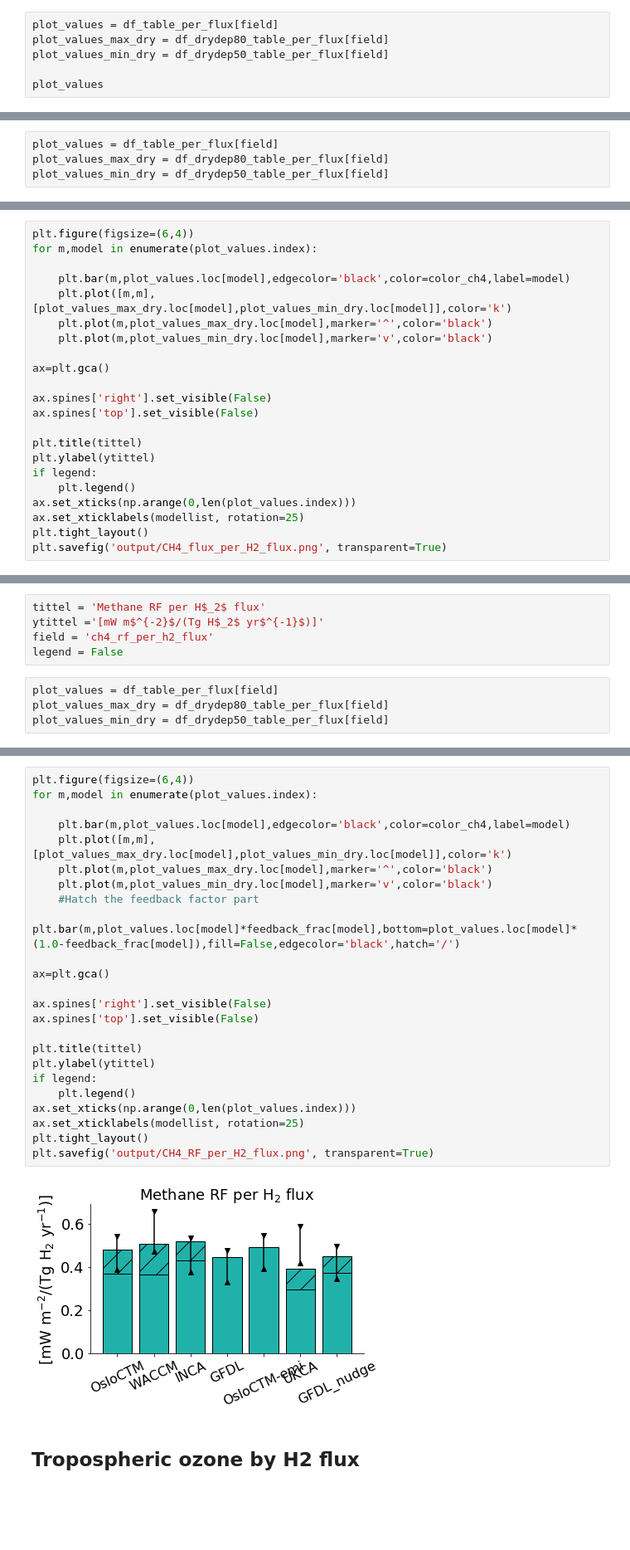
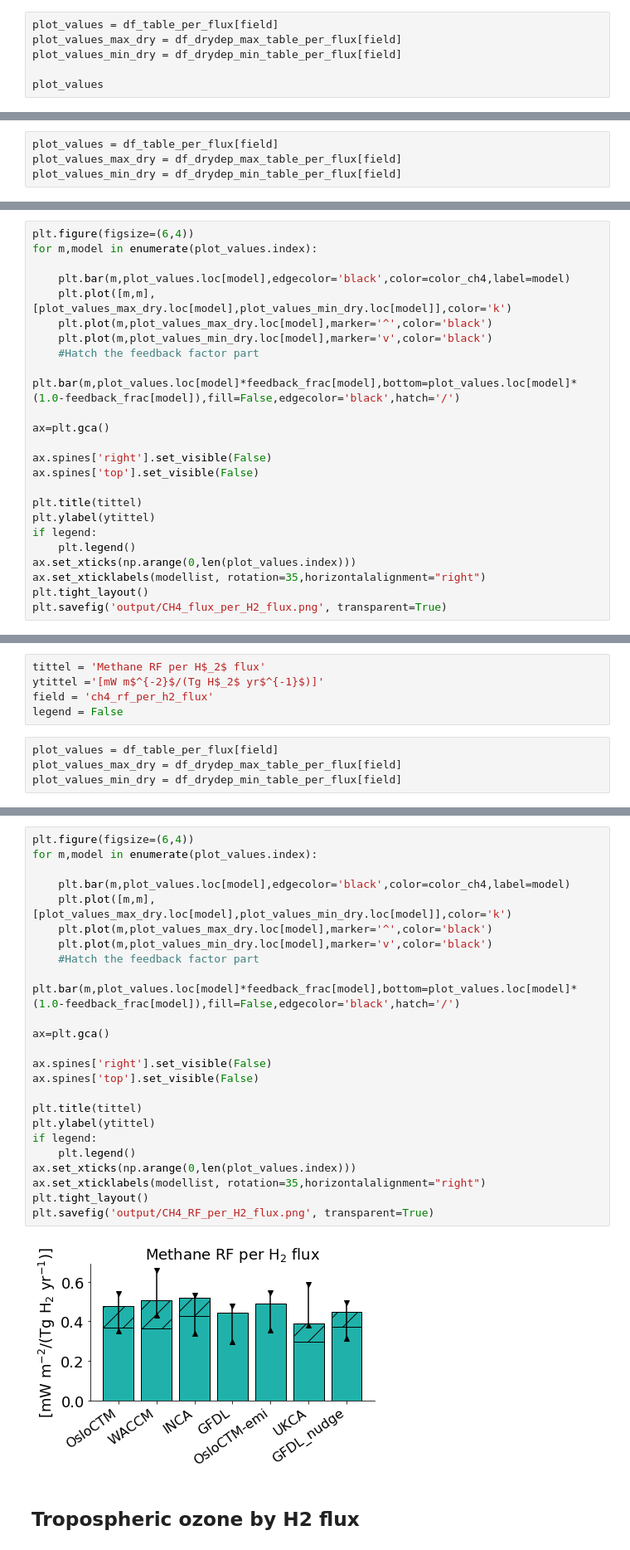
Before and after one commit to ciceroOslo/Hydrogen_GWP, a Jupyter notebook: make_figures_per_flux.ipynb, the cells around one changed output, grey strips where cells are left out. Shown at 83% size. Saved outputs shown, nothing was run; the diff lists cells and outputs as text; blank space fills up the shorter version.

```diff
--- a/make_figures_per_flux.ipynb
+++ b/make_figures_per_flux.ipynb
@@ -66,8 +66,8 @@ field = 'surf_h2_per_h2_flux'
 legend = False #False
 # %%
 plot_values = df_table_per_flux[field]
-plot_values_max_dry = df_drydep80_table_per_flux[field]
-plot_values_min_dry = df_drydep50_table_per_flux[field]
+plot_values_max_dry = df_drydep_max_table_per_flux[field]
+plot_values_min_dry = df_drydep_min_table_per_flux[field]
 
 plot_values
 # %% [output]
@@ -113,5 +113,5 @@ field = 'ch4_flux_per_h2_flux'
 legend = False #False
 # %%
 plot_values = df_table_per_flux[field]
-plot_values_max_dry = df_drydep80_table_per_flux[field]
-plot_values_min_dry = df_drydep50_table_per_flux[field]
+plot_values_max_dry = df_drydep_max_table_per_flux[field]
+plot_values_min_dry = df_drydep_min_table_per_flux[field]
@@ -123,6 +138,8 @@ for m,model in enumerate(plot_values.index):
     plt.plot([m,m],[plot_values_max_dry.loc[model],plot_values_min_dry.loc[model]],color='k')
     plt.plot(m,plot_values_max_dry.loc[model],marker='^',color='black')
     plt.plot(m,plot_values_min_dry.loc[model],marker='v',color='black')
+    #Hatch the feedback factor part
+    plt.bar(m,plot_values.loc[model]*feedback_frac[model],bottom=plot_values.loc[model]*(1.0-feedback_frac[model]),fill=False,edgecolor='black',hatch='/')
 
 ax=plt.gca()
 
@@ -134,7 +151,7 @@ plt.ylabel(ytittel)
 if legend:
     plt.legend()
 ax.set_xticks(np.arange(0,len(plot_values.index)))
-ax.set_xticklabels(modellist, rotation=25)
+ax.set_xticklabels(modellist, rotation=35,horizontalalignment="right")
 plt.tight_layout()
 plt.savefig('output/CH4_flux_per_H2_flux.png', transparent=True)
 # %% [output]
@@ -148,5 +165,5 @@ field = 'ch4_rf_per_h2_flux'
 legend = False
 # %%
 plot_values = df_table_per_flux[field]
-plot_values_max_dry = df_drydep80_table_per_flux[field]
-plot_values_min_dry = df_drydep50_table_per_flux[field]
+plot_values_max_dry = df_drydep_max_table_per_flux[field]
+plot_values_min_dry = df_drydep_min_table_per_flux[field]
@@ -168,29 +170,29 @@ Name: 1, dtype: float64
 # %%
 plt.figure(figsize=(6,4))
 for m,model in enumerate(plot_values.index):
 
     plt.bar(m,plot_values.loc[model],edgecolor='black',color=color_ch4,label=model)
     plt.plot([m,m],[plot_values_max_dry.loc[model],plot_values_min_dry.loc[model]],color='k')
     plt.plot(m,plot_values_max_dry.loc[model],marker='^',color='black')
     plt.plot(m,plot_values_min_dry.loc[model],marker='v',color='black')
     #Hatch the feedback factor part
     plt.bar(m,plot_values.loc[model]*feedback_frac[model],bottom=plot_values.loc[model]*(1.0-feedback_frac[model]),fill=False,edgecolor='black',hatch='/')
 
 ax=plt.gca()
 
 ax.spines['right'].set_visible(False)
 ax.spines['top'].set_visible(False)
 
 plt.title(tittel)
 plt.ylabel(ytittel)
 if legend:
     plt.legend()
 ax.set_xticks(np.arange(0,len(plot_values.index)))
-ax.set_xticklabels(modellist, rotation=25)
+ax.set_xticklabels(modellist, rotation=35,horizontalalignment="right")
 plt.tight_layout()
 plt.savefig('output/CH4_RF_per_H2_flux.png', transparent=True)
 # %% [output]
-[figure, old version]
+[figure, new version]
 # %% [markdown]
 ## Tropospheric ozone by H2 flux
 # %%
```
Also changed, not shown: parts of 30 cells of this notebook, 16 other files.
